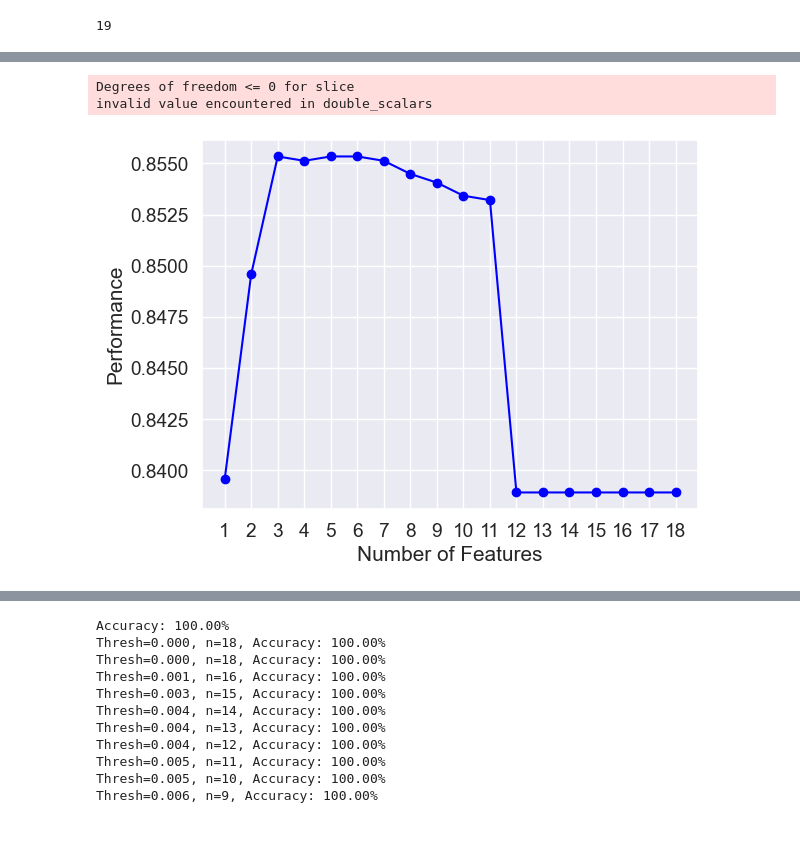
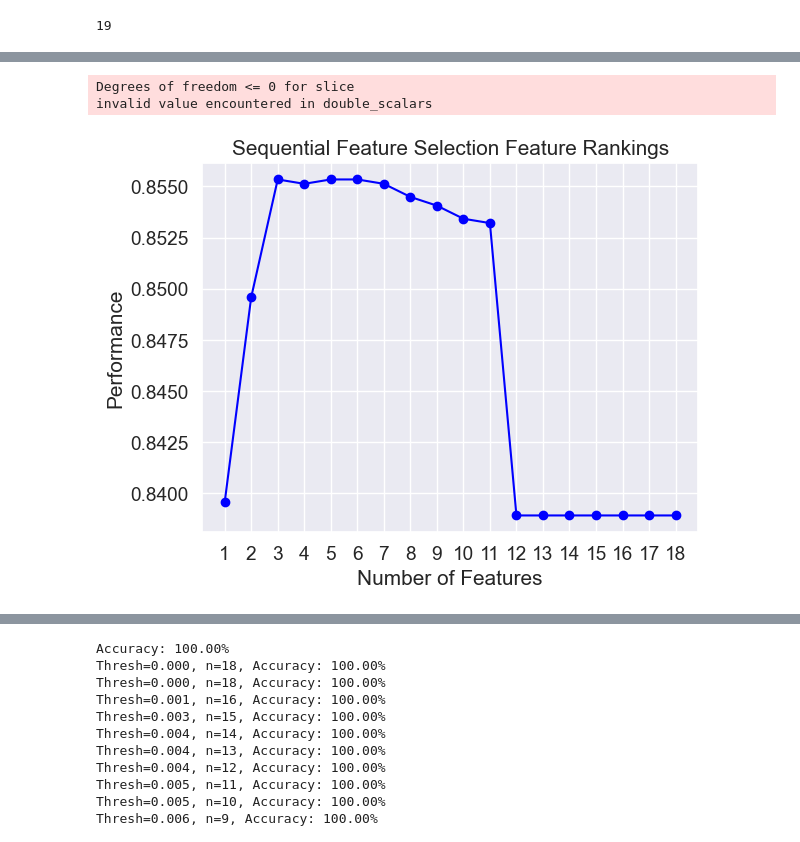
Before and after one commit to alisonjing/DTSA5506-Data-Mining-Project, a Jupyter notebook: NASA_Asteroid_Classification.ipynb, the cells around one changed output, grey strips where cells are left out. Saved outputs shown, nothing was run; the diff lists cells and outputs as text; code cells hidden in the pictures.

```diff
--- a/NASA_Asteroid_Classification.ipynb
+++ b/NASA_Asteroid_Classification.ipynb
@@ -574,11 +574,13 @@ fs_svc = sfs.fit(features,target)
 # %%
 plot_sfs(sfs.get_metric_dict(confidence_interval=0.95), kind='std_err')
 plt.grid(visible=True, which='major', axis ='both')
+plt.title('Sequential Feature Selection Feature Rankings')
+plt.savefig('D:/Documents/CU Boulder/5506 Data Mining Project/DTSA5506 Data Mining Project/Output/SFS_Feature_Ranking.jpg')
 plt.show()
 # %% [output]
 Degrees of freedom <= 0 for slice
 invalid value encountered in double_scalars
-[figure, old version]
+[figure, new version]
 # %%
 # Net we want to use Xgboost Built-in Feature Importance to rank the remaining 18 data features exclduing the target variable
 # Hazardous
```
Also changed, not shown: parts of 29 cells of this notebook, 17 other files.
